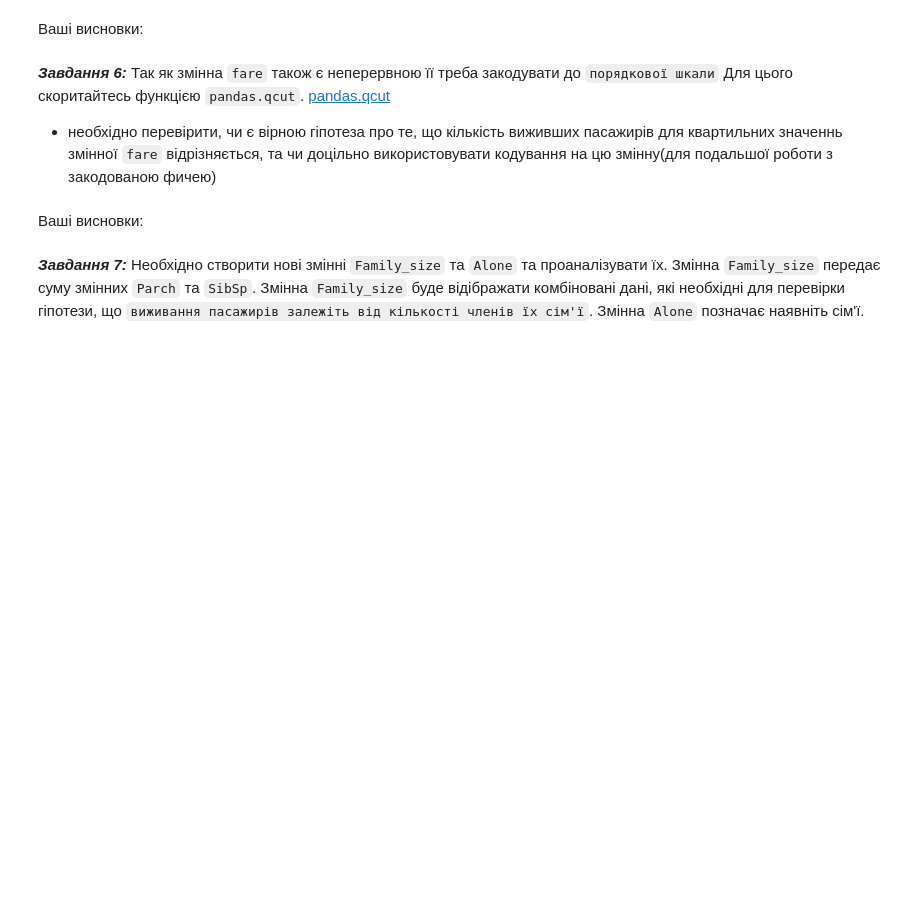
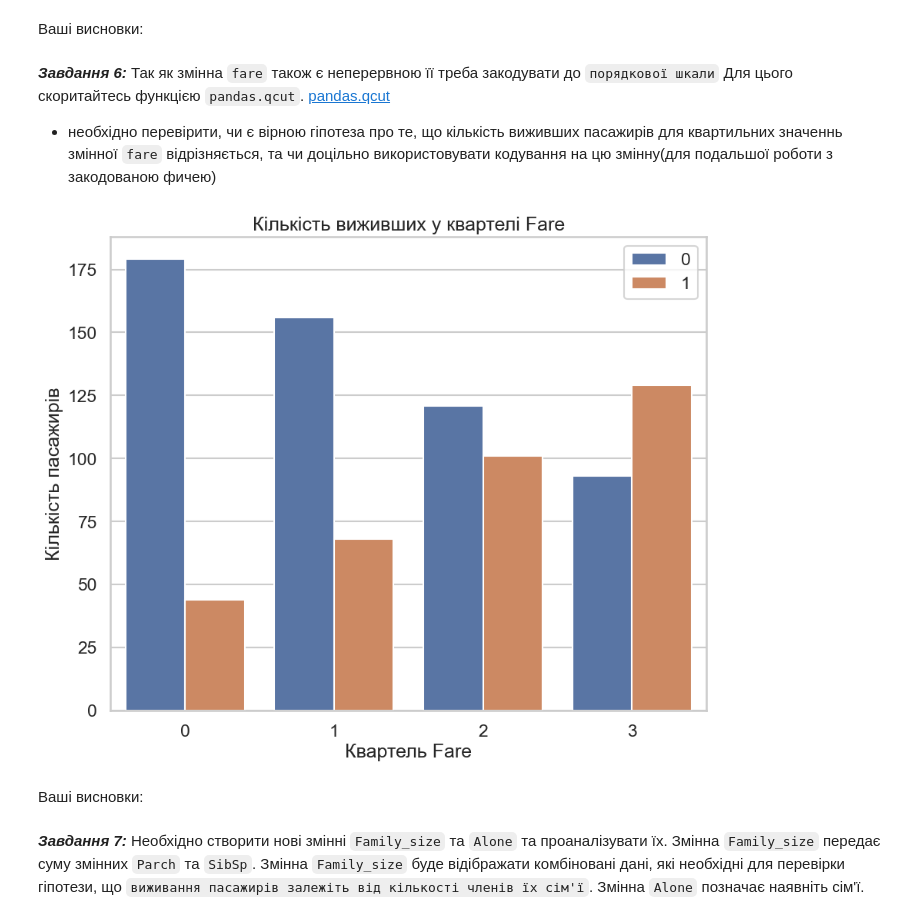
Before and after one commit to VladyslavFiniahin/Rep-AI, a Jupyter notebook: Task3_basic_ai_ad.ipynb, the cells around one changed output. Saved outputs shown, nothing was run; the diff lists cells and outputs as text; code cells hidden in the pictures; blank space fills up the shorter version.

```diff
--- a/Task3_basic_ai_ad.ipynb
+++ b/Task3_basic_ai_ad.ipynb
@@ -84,3 +190,16 @@ sns.set_context('talk')
+# %%
+dataset['Fare_bin'] = pd.qcut(dataset['Fare'], q=4, labels=[0, 1, 2, 3])
+
+
+plt.figure(figsize=(10, 8))
+sns.countplot(data=dataset, x='Fare_bin', hue='Survived')
+plt.xlabel("Квартель Fare")
+plt.ylabel("Кількість пасажирів")
+plt.title("Кількість виживших у квартелі Fare")
+plt.legend(['0', '1'])
+plt.show()
+# %% [output]
+[figure, added]
 # %% [markdown]
 Ваші висновки:
 # %% [markdown]
```
Also changed, not shown: parts of 22 cells of this notebook, 1 other file.
